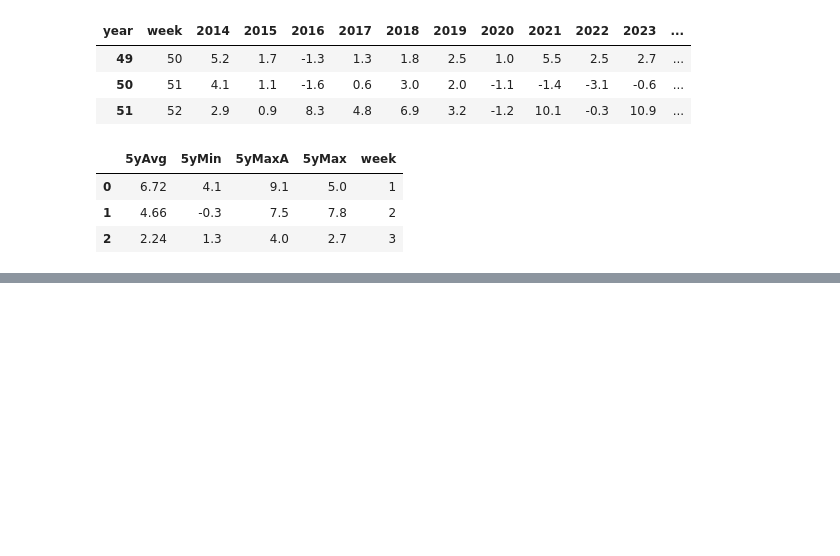
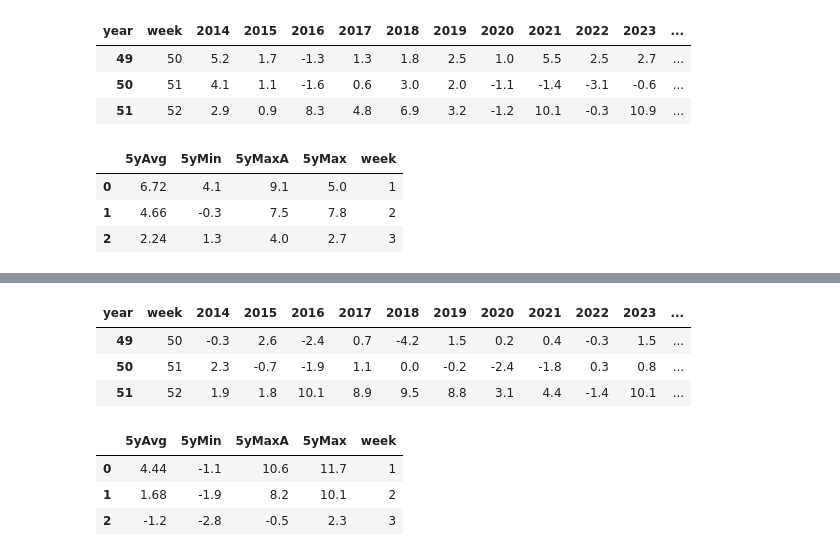
Before and after one commit to JozefSL/pyNotes, a Jupyter notebook: EIA/weeklyXlsCrudeStocksAndChanges.ipynb, the cells around one changed output, grey strips where cells are left out. Cells and saved outputs as stored; diff of their text form; code cells hidden in the pictures; blank space fills up the shorter version.

```diff
--- a/EIA/weeklyXlsCrudeStocksAndChanges.ipynb
+++ b/EIA/weeklyXlsCrudeStocksAndChanges.ipynb
@@ -343,3 +343,7 @@ figGc.add_annotation(
 figGc.show()
 # %% [output]
 [interactive output not drawn]
+# %%
+dfd = data[['Week','Distillate']].copy()
+dfd.columns = ['Period', 'value']
+dfd.tail(3)
@@ -345,0 +355,7 @@ figGc.show()
+# %%
+dfd['Period'] = dfd['Period'].apply(pd.to_datetime)
+dfd.value = (dfd.value.astype('Int64')/1000).round(1) #.astype('Int64')
+dfd['year'] = dfd['Period'].dt.year
+dfd['week'] = dfd['Period'].dt.isocalendar().week
+dfd['change'] = dfd['value'] - dfd['value'].shift(1)
+dfd.tail(3)
@@ -345,0 +428,22 @@ figGc.show()
+# %%
+dfAdc = dfd.pivot(index='week', columns='year', values='change').round(1) #.astype('Int64') #.reset_index(drop='true')
+dfAdc = dfAdc.drop(dfAdc.index[-1]).reset_index()  #eliminate the add years with 53 weeks
+dfAdc.tail(3)
+# %% [output]
+| year | week | 2014 | 2015 | 2016 | 2017 | 2018 | 2019 | 2020 | 2021 | 2022 | 2023 | ... |
+| 49 | 50 | -0.3 | 2.6 | -2.4 | 0.7 | -4.2 | 1.5 | 0.2 | 0.4 | -0.3 | 1.5 | ... |
+| 50 | 51 | 2.3 | -0.7 | -1.9 | 1.1 | 0.0 | -0.2 | -2.4 | -1.8 | 0.3 | 0.8 | ... |
+| 51 | 52 | 1.9 | 1.8 | 10.1 | 8.9 | 9.5 | 8.8 | 3.1 | 4.4 | -1.4 | 10.1 | ... |
+# %%
+dfAAdc = pd.DataFrame(dfAdc.iloc[:, -6:-1].mean(axis=1))
+dfAAdc.columns = ['5yAvg']
+dfAAdc['5yMin'] = dfAdc.iloc[:, -6:-1].min(axis=1) # Actual minimum, also used to calculate stack area bottom
+dfAAdc['5yMaxA'] = dfAdc.iloc[:, -6:-1].max(axis=1) # Actual maximum, also used to calculate stack area top
+dfAAdc['5yMax'] = dfAAdc['5yMaxA']-dfAAdc['5yMin']
+dfAAdc['week'] = dfAdc['week']
+dfAAdc.head(3)
+# %% [output]
+|  | 5yAvg | 5yMin | 5yMaxA | 5yMax | week |
+| 0 | 4.44 | -1.1 | 10.6 | 11.7 | 1 |
+| 1 | 1.68 | -1.9 | 8.2 | 10.1 | 2 |
+| 2 | -1.2 | -2.8 | -0.5 | 2.3 | 3 |
```
Also changed, not shown: parts of 10 cells of this notebook.
